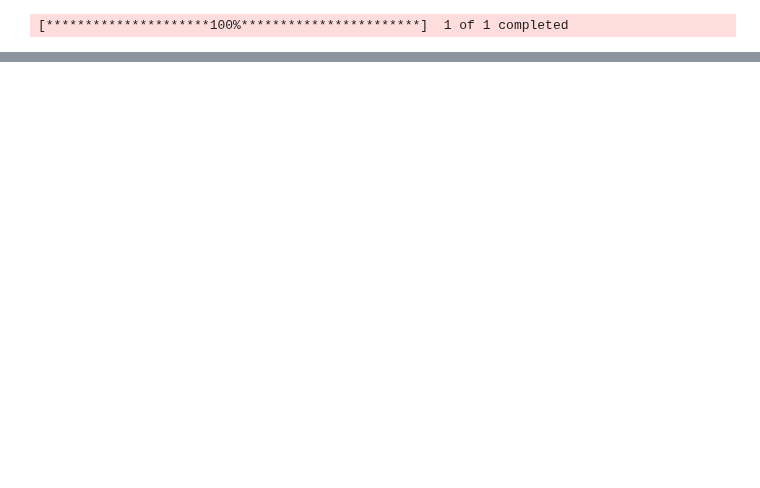
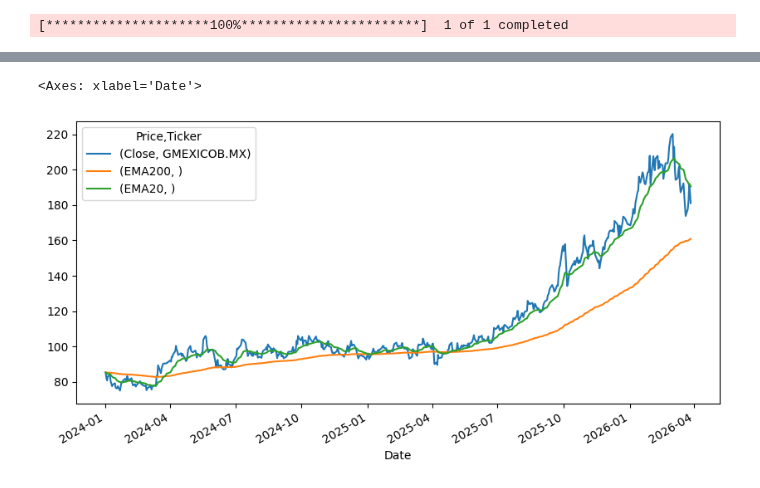
Before and after one commit to MartaPCastillo/Tesis, a Jupyter notebook: Tendencia.ipynb, the cells around one changed output, grey strips where cells are left out. Cells and saved outputs as stored; diff of their text form; code cells hidden in the pictures; blank space fills up the shorter version.

```diff
--- a/Tendencia.ipynb
+++ b/Tendencia.ipynb
@@ -22,0 +26,6 @@ df[['Close', 'SMA150', 'EMA150']].plot(figsize=(10,5))
+# %%
+#Visualizar
+df[['Close', 'EMA200', 'EMA20']].plot(figsize=(10,5))
+# %% [output]
+<Axes: xlabel='Date'>
+[figure, added]
```
Also changed, not shown: parts of 5 cells of this notebook.
